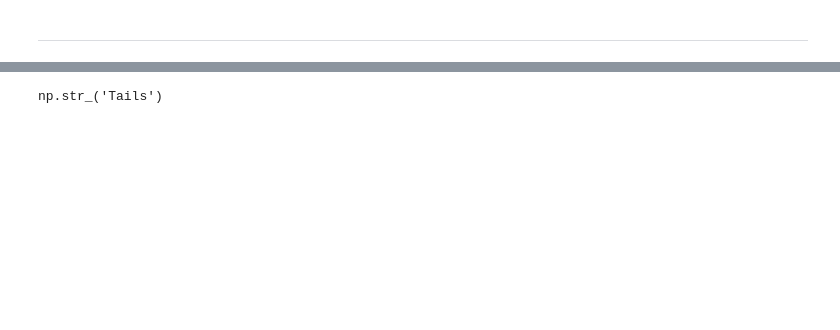
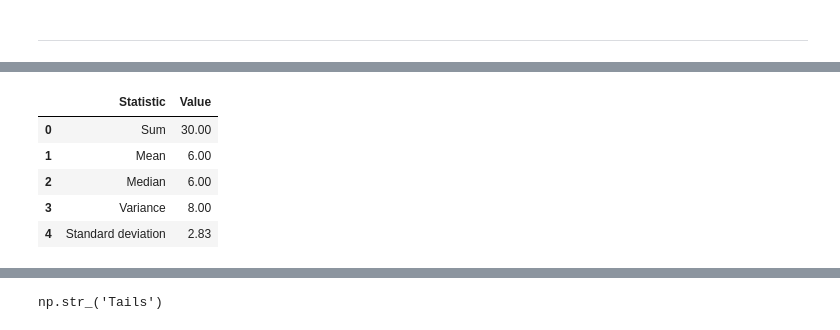
Before and after one commit to kyleduongg/introduction-to-simulation, a Jupyter notebook: introductiontosimulation.ipynb, the cells around one changed output, grey strips where cells are left out. Drawn from its saved outputs; the diff is of its cells as text; code cells hidden in the pictures; blank space fills up the shorter version.

```diff
--- a/introductiontosimulation.ipynb
+++ b/introductiontosimulation.ipynb
@@ -76,0 +285,36 @@ import pandas as pd
+# %%
+numbers = np.array([2, 4, 6, 8, 10])
+
+# Calculate the summary statistics
+total = np.sum(numbers)
+average = np.mean(numbers)
+median = np.median(numbers)
+variance = np.var(numbers)
+standard_deviation = np.std(numbers)
+
+# DO NOT MODIFY ANYTHING BELOW.
+results_table = pd.DataFrame({
+    "Statistic": [
+        "Sum",
+        "Mean",
+        "Median",
+        "Variance",
+        "Standard deviation"
+    ],
+    "Value": [
+        total,
+        average,
+        median,
+        variance,
+        standard_deviation
+    ]
+})
+
+display(results_table.round(2))
+# %% [output]
+|  | Statistic | Value |
+| 0 | Sum | 30.00 |
+| 1 | Mean | 6.00 |
+| 2 | Median | 6.00 |
+| 3 | Variance | 8.00 |
+| 4 | Standard deviation | 2.83 |
```
Also changed, not shown: parts of 120 cells of this notebook.
